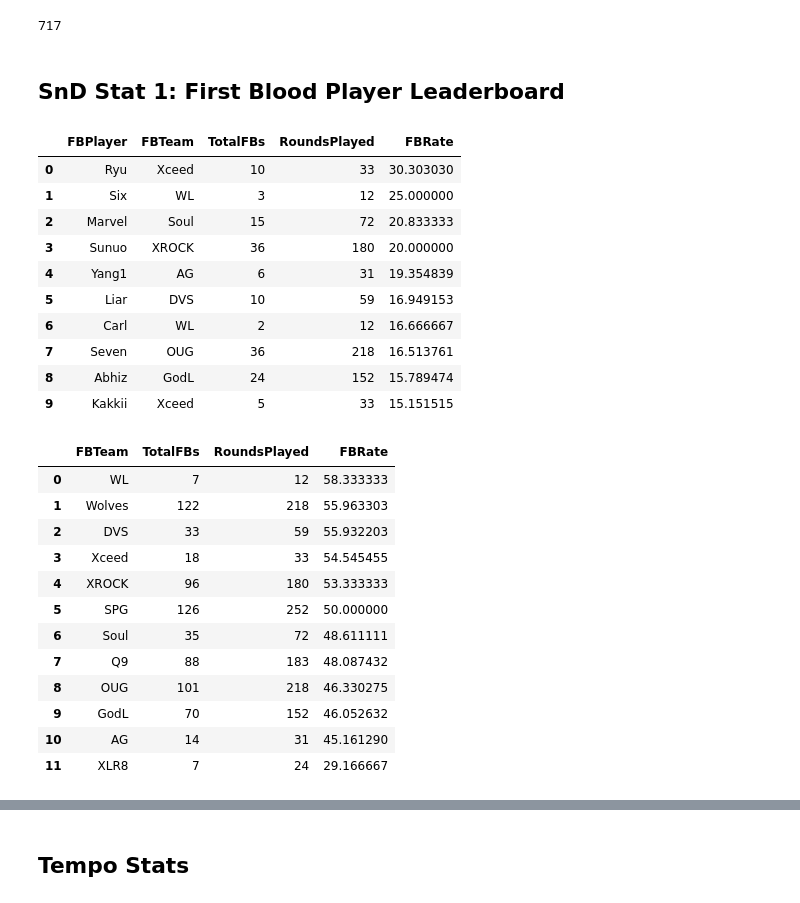
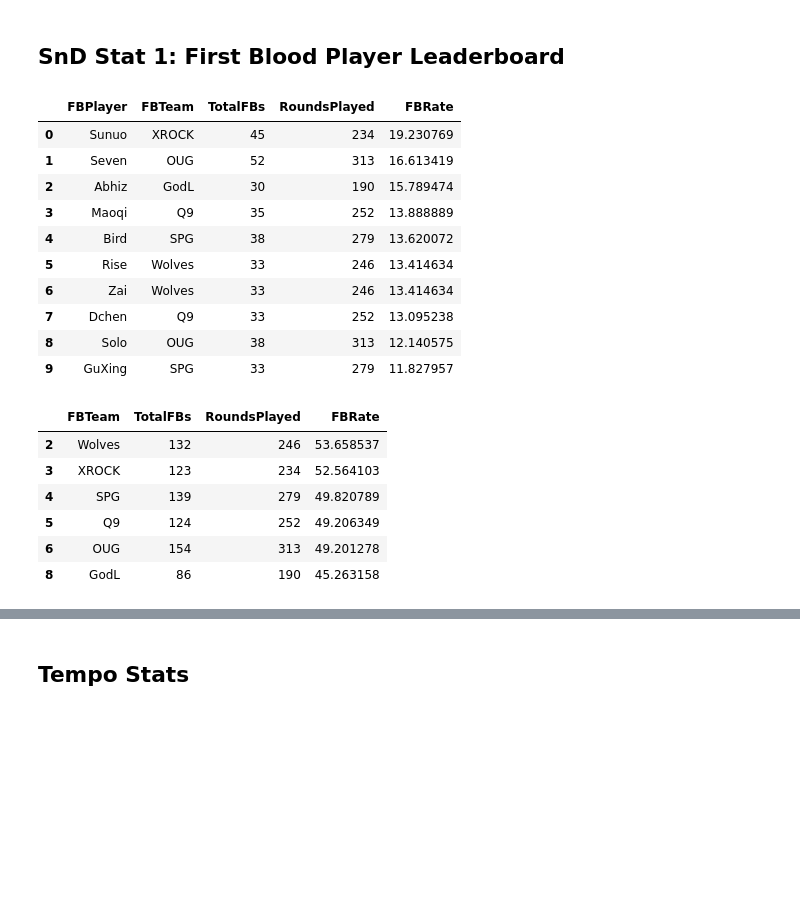
Before and after one commit to anshxl/codm-analytics, a Jupyter notebook: Notebooks/snd.ipynb, the cells around one changed output, grey strips where cells are left out. Cells and saved outputs as stored; diff of their text form; code cells hidden in the pictures; blank space fills up the shorter version.

```diff
--- a/Notebooks/snd.ipynb
+++ b/Notebooks/snd.ipynb
@@ -17,15 +20,10 @@ df['Winner'] = df['Winner'].replace('Xrock', 'XROCK')
 # Convert blank strings or whitespace-only to NaN
 df['PlantSite'] = df['PlantSite'].replace(r'^\s*$', np.nan, regex=True)
 
-# week3_mask = df['Date'] >= '2025-08-14'
-# df = df[week3_mask]
+# Filter for relevant teams
+relevant_teams = ['Q9', 'OUG', 'SPG', 'XROCK', 'GodL', 'Wolves']
 
-master_teams = ['SPG', 'Q9', 'OUG', 'Wolves']
-# Filter the DataFrame to only include rows where 'Offense' and 'Defense' are in master_teams
-# df = df[(df['Offense'].isin(master_teams)) | (df['Defense'].isin(master_teams))]
-# date_mask = df['Date'] == '2025-08-17'
-# df = df[date_mask]
-df_snd = df.copy()
+df_snd = df[df['Offense'].isin(relevant_teams) | df['Defense'].isin(relevant_teams)]
 
 df_snd.head()
 # %% [output]
@@ -35,10 +33,6 @@ df_snd.head()
 | 2 | 2025-08-06 | Firing Range | Wolves | OUG | Wolves | Pegg | 01:48:00 | Oden | No | NaN | ... |
 | 3 | 2025-08-06 | Firing Range | Wolves | OUG | Wolves | Pegg | 00:31:00 | Oden | Yes | NaN | ... |
 | 4 | 2025-08-06 | Firing Range | Wolves | OUG | Wolves | Sound | 01:50:00 | Nade | No | A | ... |
-# %%
-len(df_snd)
-# %% [output]
-717
 # %% [markdown]
 ## SnD Stat 1: First Blood Player Leaderboard
 # %%
@@ -63,47 +57,45 @@ fb_leaderboard = (
     fb_counts.merge(rounds_per_team, on='FBTeam', how='left')
              .assign(FBRate=lambda x: x['TotalFBs'] * 100 / x['RoundsPlayed'])
              .sort_values(['FBRate', 'TotalFBs'], ascending=[False, False], ignore_index=True)
-             .head(10)
 )
+
+# Filter for relevant teams
+fb_leaderboard = fb_leaderboard[fb_leaderboard['FBTeam'].isin(relevant_teams)].reset_index(drop=True).head(10)
 display(fb_leaderboard)
-# fb_leaderboard.to_csv('../Week2/SnD/fb_leaderboard.csv', index=False)
+fb_leaderboard.to_csv(f'{OUT_PATH}/fb_leaderboard.csv', index=False)
 # %% [output]
 |  | FBPlayer | FBTeam | TotalFBs | RoundsPlayed | FBRate |
-| 0 | Ryu | Xceed | 10 | 33 | 30.303030 |
-| 1 | Six | WL | 3 | 12 | 25.000000 |
-| 2 | Marvel | Soul | 15 | 72 | 20.833333 |
-| 3 | Sunuo | XROCK | 36 | 180 | 20.000000 |
-| 4 | Yang1 | AG | 6 | 31 | 19.354839 |
-| 5 | Liar | DVS | 10 | 59 | 16.949153 |
-| 6 | Carl | WL | 2 | 12 | 16.666667 |
-| 7 | Seven | OUG | 36 | 218 | 16.513761 |
-| 8 | Abhiz | GodL | 24 | 152 | 15.789474 |
-| 9 | Kakkii | Xceed | 5 | 33 | 15.151515 |
+| 0 | Sunuo | XROCK | 45 | 234 | 19.230769 |
+| 1 | Seven | OUG | 52 | 313 | 16.613419 |
+| 2 | Abhiz | GodL | 30 | 190 | 15.789474 |
+| 3 | Maoqi | Q9 | 35 | 252 | 13.888889 |
+| 4 | Bird | SPG | 38 | 279 | 13.620072 |
+| 5 | Rise | Wolves | 33 | 246 | 13.414634 |
+| 6 | Zai | Wolves | 33 | 246 | 13.414634 |
+| 7 | Dchen | Q9 | 33 | 252 | 13.095238 |
+| 8 | Solo | OUG | 38 | 313 | 12.140575 |
+| 9 | GuXing | SPG | 33 | 279 | 11.827957 |
 # %%
 # FBs per team
 fb_per_team = (
     df_snd.groupby('FBTeam')
           .size()
           .reset_index(name='TotalFBs')
           .sort_values('TotalFBs', ascending=False)
 )
 fb_rate_per_team = (
     fb_per_team.merge(rounds_per_team, on='FBTeam', how='left')
     .assign(FBRate=lambda x: x['TotalFBs'] * 100 / x['RoundsPlayed'])
     .sort_values('FBRate', ascending=False, ignore_index=True)
 )
+# Filter for relevant teams
+fb_rate_per_team = fb_rate_per_team[fb_rate_per_team['FBTeam'].isin(relevant_teams)]
 display(fb_rate_per_team)
 # %% [output]
 |  | FBTeam | TotalFBs | RoundsPlayed | FBRate |
-| 0 | WL | 7 | 12 | 58.333333 |
-| 1 | Wolves | 122 | 218 | 55.963303 |
-| 2 | DVS | 33 | 59 | 55.932203 |
-| 3 | Xceed | 18 | 33 | 54.545455 |
-| 4 | XROCK | 96 | 180 | 53.333333 |
-| 5 | SPG | 126 | 252 | 50.000000 |
-| 6 | Soul | 35 | 72 | 48.611111 |
-| 7 | Q9 | 88 | 183 | 48.087432 |
-| 8 | OUG | 101 | 218 | 46.330275 |
-| 9 | GodL | 70 | 152 | 46.052632 |
-| 10 | AG | 14 | 31 | 45.161290 |
-| 11 | XLR8 | 7 | 24 | 29.166667 |
+| 2 | Wolves | 132 | 246 | 53.658537 |
+| 3 | XROCK | 123 | 234 | 52.564103 |
+| 4 | SPG | 139 | 279 | 49.820789 |
+| 5 | Q9 | 124 | 252 | 49.206349 |
+| 6 | OUG | 154 | 313 | 49.201278 |
+| 8 | GodL | 86 | 190 | 45.263158 |
```
Also changed, not shown: parts of 23 cells of this notebook, 32 other files.
